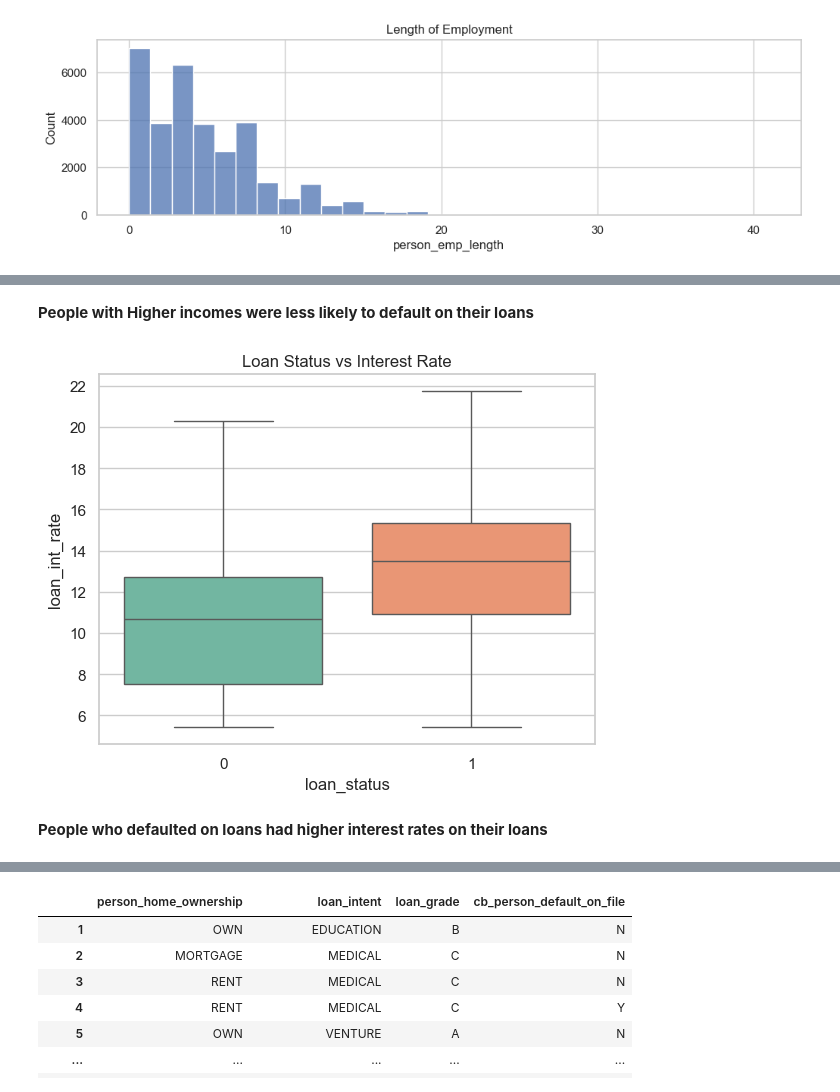
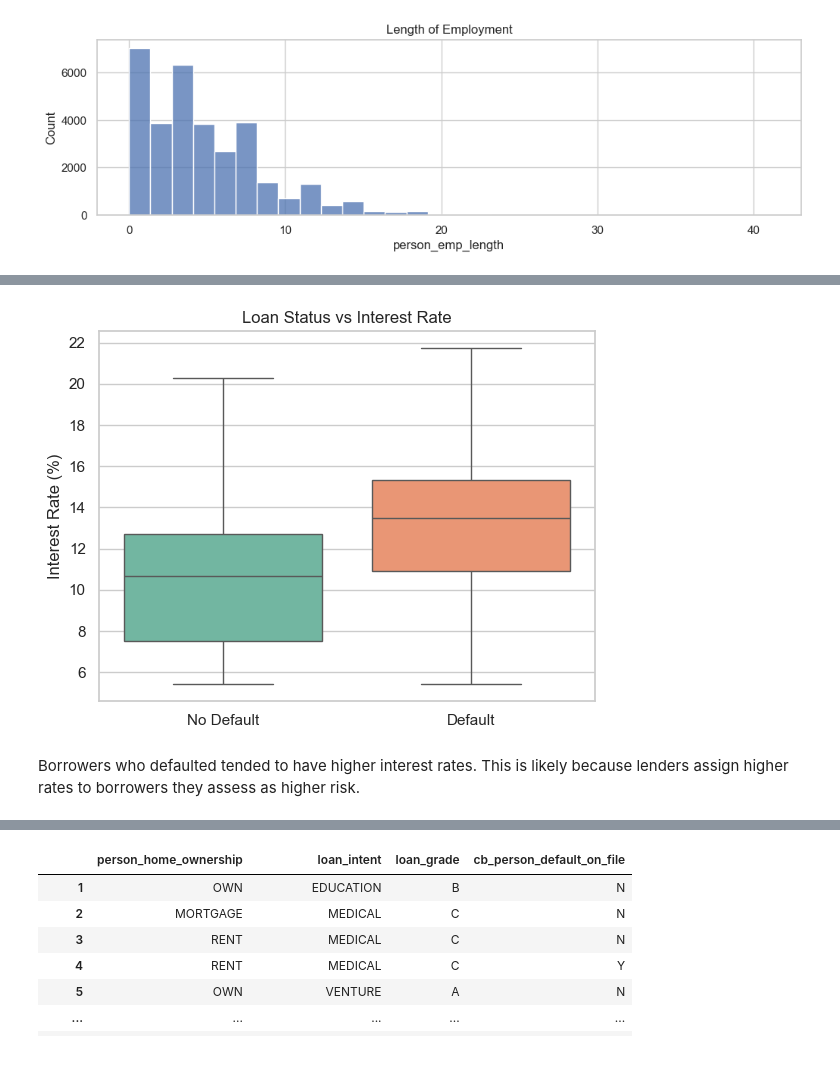
Before and after one commit to pye024/Loan-Default, a Jupyter notebook: notebooks/prep_EDA.ipynb, the cells around one changed output, grey strips where cells are left out. Drawn from its saved outputs; the diff is of its cells as text; code cells hidden in the pictures; blank space fills up the shorter version.

```diff
--- a/notebooks/prep_EDA.ipynb
+++ b/notebooks/prep_EDA.ipynb
@@ -214,11 +238,13 @@ plt.show()
-# %% [markdown]
-**People with Higher incomes were less likely to default on their loans**
 # %%
 sns.boxplot(x='loan_status', y='loan_int_rate', data=df, palette='Set2',showfliers=False)
 plt.title('Loan Status vs Interest Rate')
+plt.xticks([0, 1], ['No Default', 'Default'])
+plt.xlabel('')
+plt.ylabel('Interest Rate (%)')
 plt.show()
 # %% [output]
-[figure, old version]
+[figure, new version]
-# %% [markdown]
-**People who defaulted on loans had higher interest rates on their loans**
+# %% [markdown]
+Borrowers who defaulted tended to have higher interest rates. This is likely because
+lenders assign higher rates to borrowers they assess as higher risk.
 # %%
```
Also changed, not shown: parts of 44 cells of this notebook, 14 other files.
